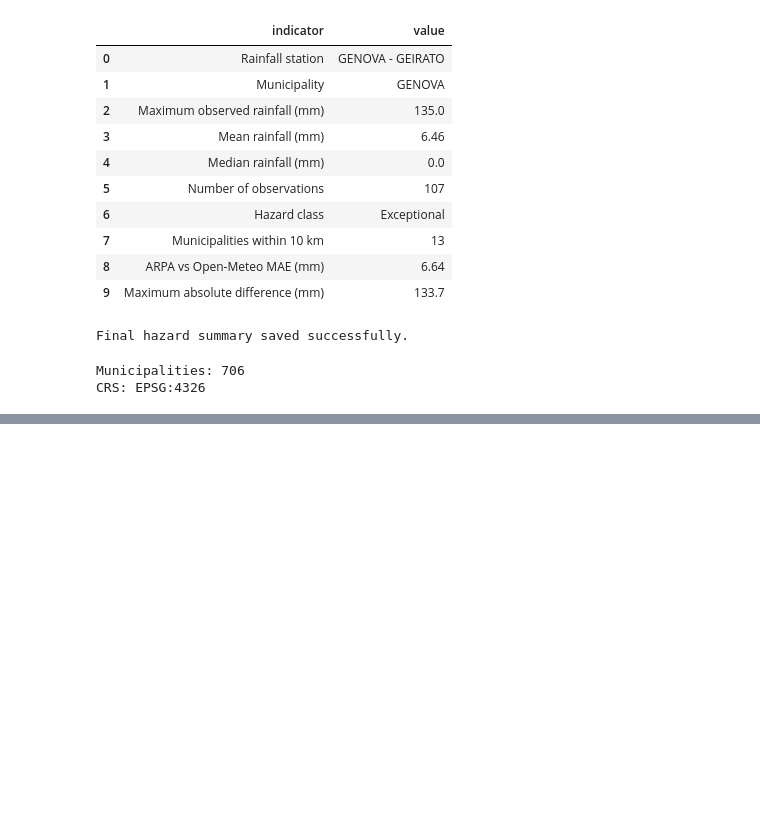
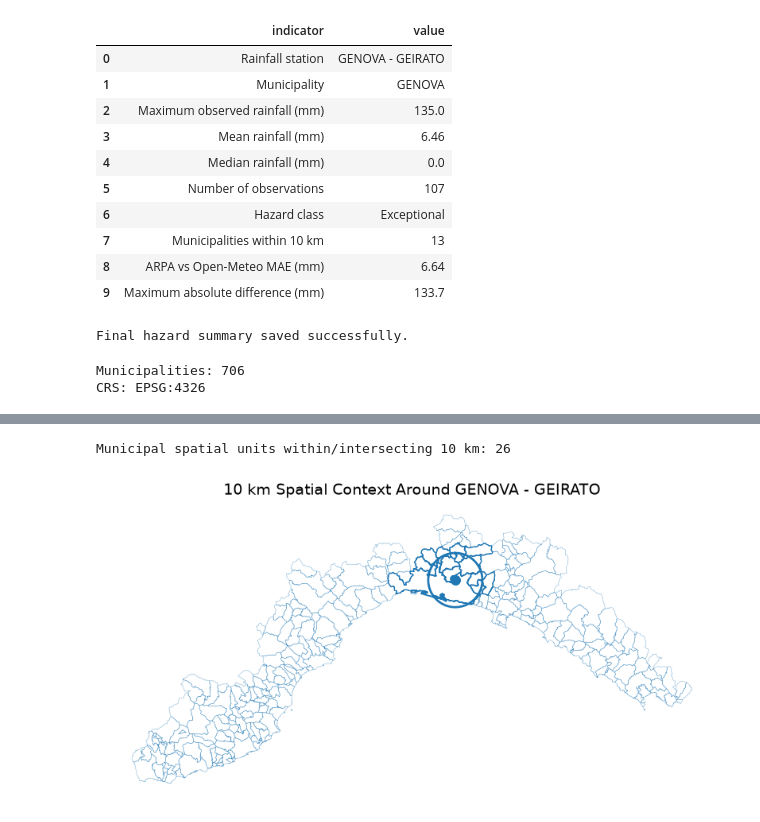
Before and after one commit to AmirhosseinEsmaeili416/Italy-Natural-Hazard-Intelligence, a Jupyter notebook: notebooks/02_spatial_analysis.ipynb, the cells around one changed output, grey strips where cells are left out. Saved outputs shown, nothing was run; the diff lists cells and outputs as text; code cells hidden in the pictures; blank space fills up the shorter version.

Commit message:
Complete spatial hazard analysis and GIS outputs

```diff
--- a/notebooks/02_spatial_analysis.ipynb
+++ b/notebooks/02_spatial_analysis.ipynb
@@ -2270,0 +2324,13 @@ CRS: EPSG:4326
+# %%
+# Load and prepare municipal boundaries
+
+import geopandas as gpd
+
+municipalities = gpd.read_file(
+    "../data/raw/Comuni.shp"
+)
+
+municipalities_wgs84 = municipalities.to_crs("EPSG:4326")
+
+print("Municipal spatial units:", len(municipalities_wgs84))
+print("CRS:", municipalities_wgs84.crs)
@@ -2270,0 +2340,65 @@ CRS: EPSG:4326
+# %%
+# Create a 10 km buffer around the station
+
+# Reproject to a metric CRS (UTM Zone 32N)
+station_metric = station_wgs84.to_crs("EPSG:32632")
+municipalities_metric = municipalities_wgs84.to_crs("EPSG:32632")
+
+# Create a 10 km buffer
+station_buffer_10km = station_metric.copy()
+station_buffer_10km["geometry"] = station_metric.geometry.buffer(10000)
+
+# Find municipal spatial units intersecting the buffer
+municipalities_near_station = municipalities_metric[
+    municipalities_metric.geometry.intersects(
+        station_buffer_10km.geometry.iloc[0]
+    )
+].copy()
+
+print(
+    "Municipal spatial units within/intersecting 10 km:",
+    len(municipalities_near_station)
+)
+# %% [output]
+Municipal spatial units within/intersecting 10 km: 26
+# %%
+import matplotlib.pyplot as plt
+
+fig, ax = plt.subplots(figsize=(10, 8))
+
+# Plot all municipalities as light boundaries
+municipalities_metric.boundary.plot(
+    ax=ax,
+    linewidth=0.4,
+    alpha=0.5
+)
+
+# Plot the 10 km buffer
+station_buffer_10km.boundary.plot(
+    ax=ax,
+    linewidth=2
+)
+
+# Highlight spatial units intersecting the buffer
+municipalities_near_station.boundary.plot(
+    ax=ax,
+    linewidth=1
+)
+
+# Plot the station
+station_metric.plot(
+    ax=ax,
+    markersize=70,
+    zorder=5
+)
+
+ax.set_title(
+    "10 km Spatial Context Around GENOVA - GEIRATO",
+    fontsize=14
+)
+
+ax.set_axis_off()
+
+plt.show()
+# %% [output]
+[figure, added]
```
Also changed, not shown: parts of 44 cells of this notebook, 5 other files.
